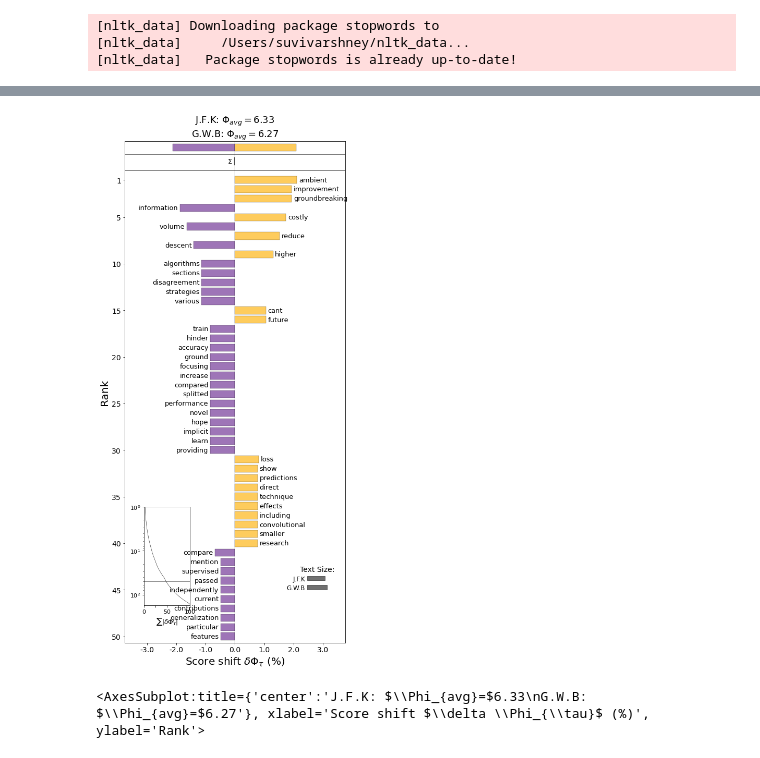
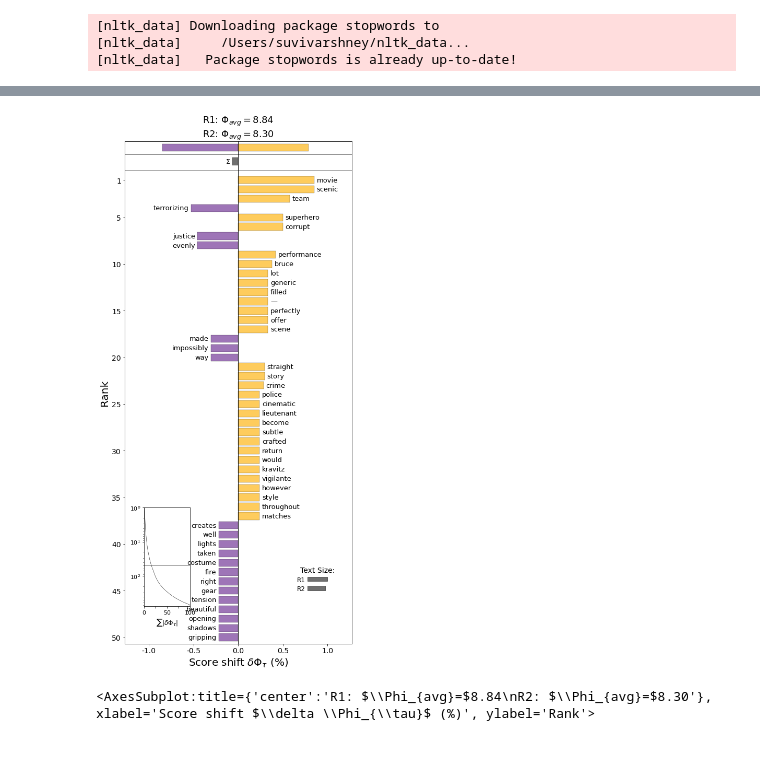
Before and after one commit to suvivarshney/CompText, a Jupyter notebook: WordShifts.ipynb, the cells around one changed output, grey strips where cells are left out. Cells and saved outputs as stored; diff of their text form; code cells hidden in the pictures.

Commit message:
added word shift graphs

```diff
--- a/WordShifts.ipynb
+++ b/WordShifts.ipynb
@@ -67,7 +70,7 @@ for raw_word in tmp:
         type2freq_2[word] = 0
     type2freq_2[word] += 1
 # %%
-type2freq_2
+type2freq_2=
 # %% [output]
 {'President': 106,
  'Clinton': 8,
@@ -501,11 +384,11 @@ proportion_shift.get_shift_graph(system_names = ['S.V', 'D.S.J'],
 # %%
 entropy_shift = sh.EntropyShift(type2freq_1=type2freq_1,
                                 type2freq_2=type2freq_2,
                                 base=2)
-entropy_shift.get_shift_graph(system_names = ['J.F.K', 'G.W.B'])
+entropy_shift.get_shift_graph(system_names = ['R1', 'R2'])
 # %% [output]
-[figure, old version]
+[figure, new version]
-<AxesSubplot:title={'center':'J.F.K: $\\Phi_{avg}=$6.33\nG.W.B: $\\Phi_{avg}=$6.27'}, xlabel='Score shift $\\delta \\Phi_{\\tau}$ (%)', ylabel='Rank'>
+<AxesSubplot:title={'center':'R1: $\\Phi_{avg}=$8.84\nR2: $\\Phi_{avg}=$8.30'}, xlabel='Score shift $\\delta \\Phi_{\\tau}$ (%)', ylabel='Rank'>
 # %%
 jsd_shift = sh.JSDivergenceShift(type2freq_1=type2freq_1,
                                  type2freq_2=type2freq_2,
```
Also changed, not shown: parts of 39 cells of this notebook.
